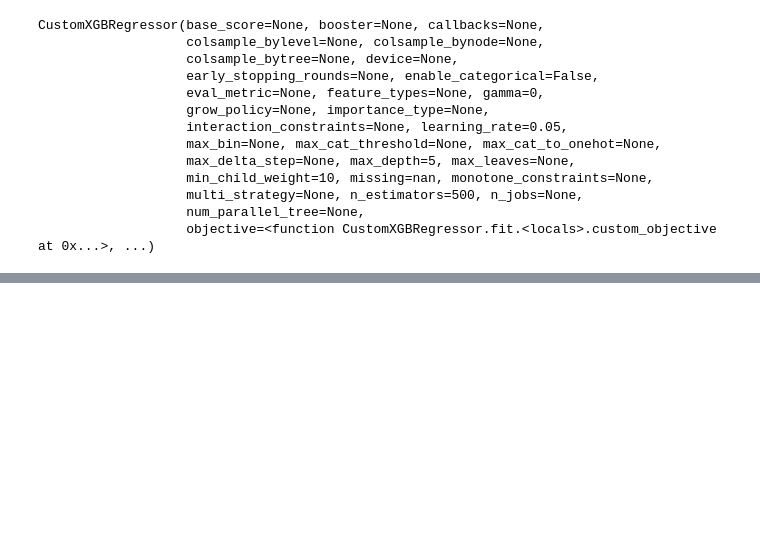
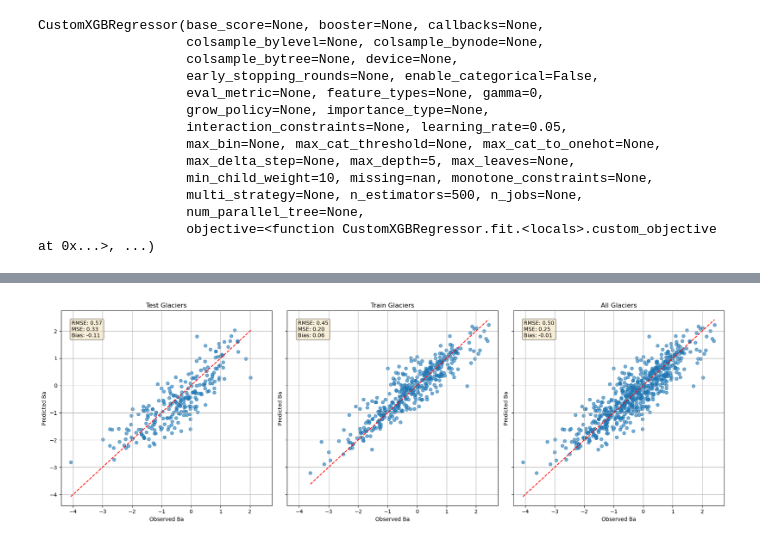
Before and after one commit to khsjursen/ML_MB_Norway, a Jupyter notebook: predict_glacier_wide.ipynb, the cells around one changed output, grey strips where cells are left out. Saved outputs shown, nothing was run; the diff lists cells and outputs as text; code cells hidden in the pictures; blank space fills up the shorter version.

```diff
--- a/predict_glacier_wide.ipynb
+++ b/predict_glacier_wide.ipynb
@@ -922,0 +916,6 @@ plt.show()
+# %%
+# Call the function with the desired variable
+# Plot for Ba
+plot_aggregated_scatter('Ba')
+# %% [output]
+[figure, added]
```
Also changed, not shown: parts of 50 cells of this notebook, 1 other file.
